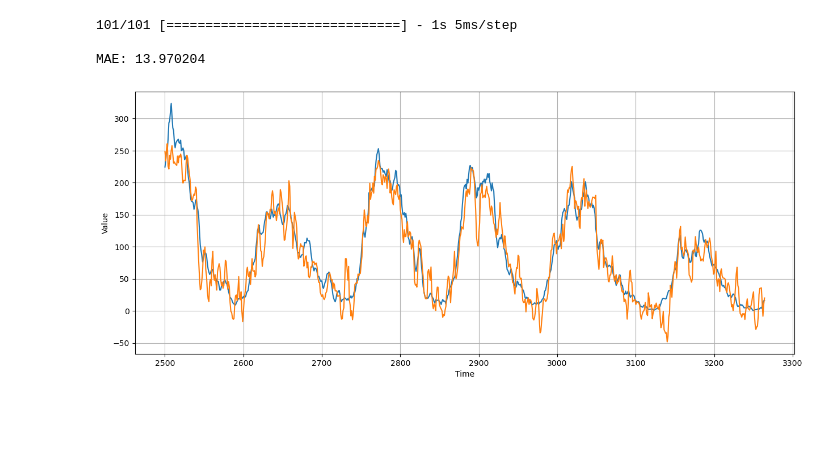
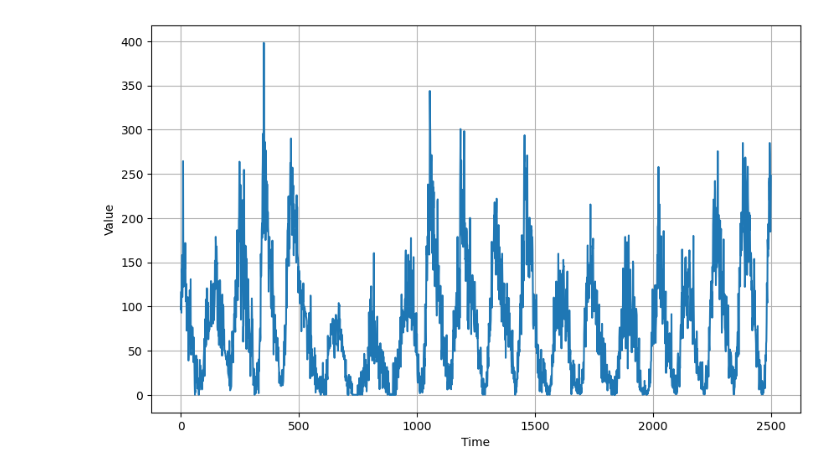
Before and after one commit to calvinhaooo/Error-Simulation-in-ML, a Jupyter notebook: time.ipynb, the cells around one changed output. Saved outputs shown, nothing was run; the diff lists cells and outputs as text; code cells hidden in the pictures; blank space fills up the shorter version.

```diff
--- a/time.ipynb
+++ b/time.ipynb
@@ -704,25 +39,19 @@ Epoch 20/20
-# %%
-
-# 将 series 转换为 NumPy 数组
-series_np = np.array( series_smoothed)
-
-# 使用训练好的模型对数据进行预测
-rnn_forecast = model_forecast(model, series_np[..., np.newaxis], window_size)
-
-# 对预测结果进行处理
-rnn_forecast = rnn_forecast[split_time - window_size:-1, -1, 0]
-
-# 计算 MAE
-mae = tf.keras.metrics.mean_absolute_error(x_valid_smoothed, rnn_forecast).numpy()
-print('\nMAE:', mae)
-
-# 绘制真实值和预测值的对比图
-plt.figure(figsize=(15, 6))
-plot_series(time_valid, x_valid)
-plot_series(time_valid, rnn_forecast)
-plt.show()
-# %% [output]
-101/101 [==============================] - 1s 5ms/step
-
-MAE: 13.970204
-[figure, removed]
+# %%
+#split dataset
+split_time = 2500
+trainset = df_sun.iloc[:split_time]
+validset = df_sun.iloc[split_time:]
+allseries=df_sun['Monthly Mean Total Sunspot Number']
+#训练集
+trainseries = trainset ['Monthly Mean Total Sunspot Number']
+traintime = trainset['Unnamed: 0']
+#测试集
+time_valid = validset['Unnamed: 0']
+series_valid = validset['Monthly Mean Total Sunspot Number']
+# %%
+
+
+plt.figure(figsize=(10, 6))
+plot_series(traintime, trainseries)
+# %% [output]
+[figure, added]
```
Also changed, not shown: parts of 51 cells of this notebook.
